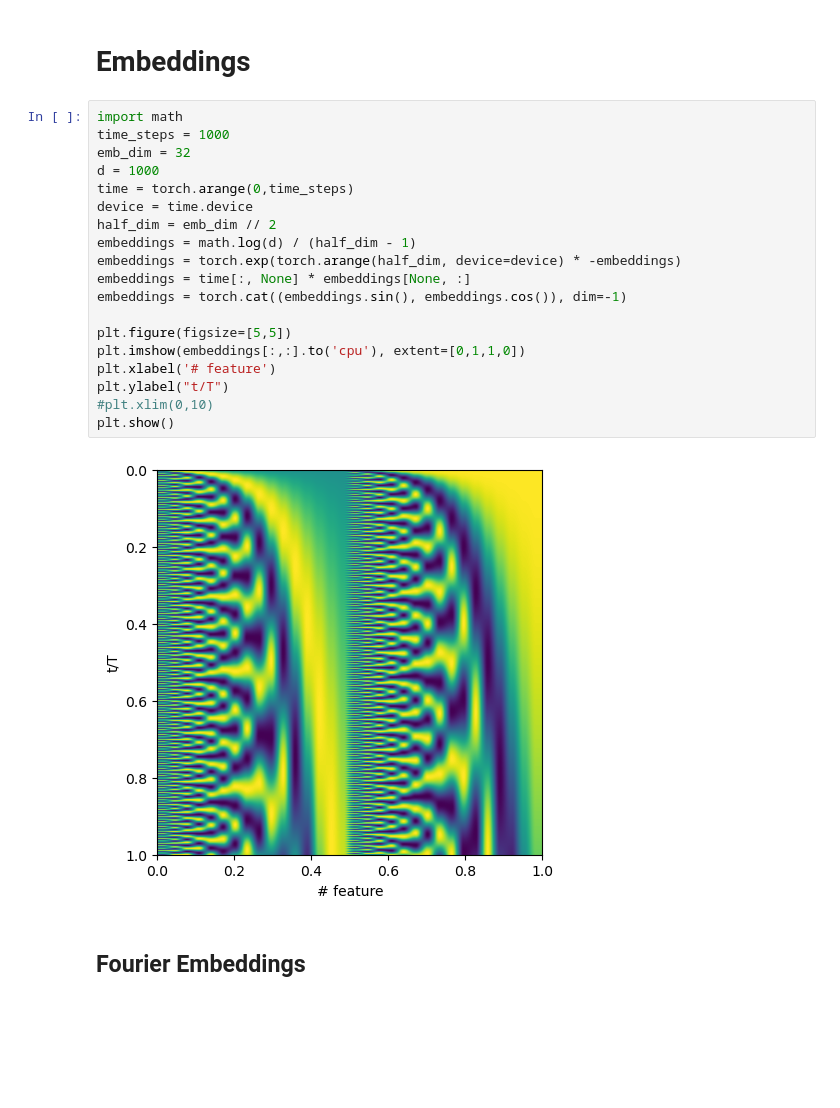
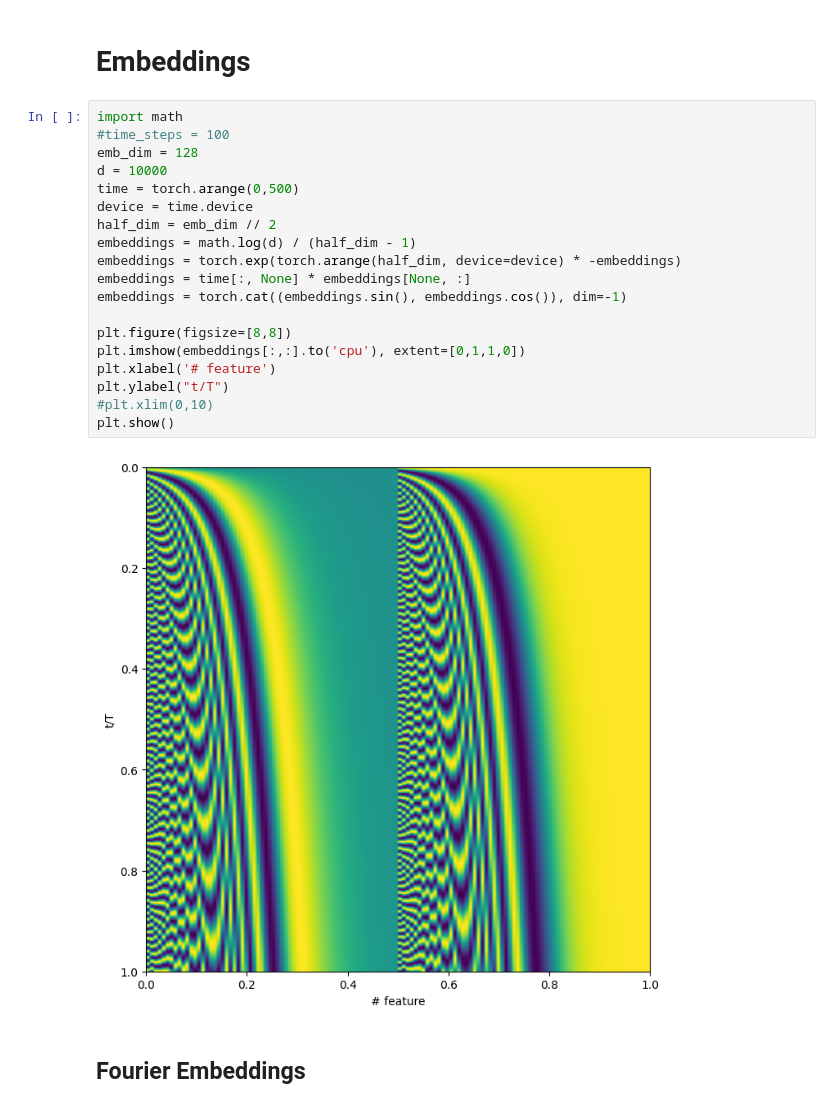
Before and after one commit to SebastianMerino/DiffusionBeamformer, a Jupyter notebook: schedule_test.ipynb, the cells around one changed output. Cells and saved outputs as stored; diff of their text form; blank space fills up the shorter version.

```diff
--- a/schedule_test.ipynb
+++ b/schedule_test.ipynb
@@ -37,25 +37,25 @@ plt.show()
 # Embeddings
 # %%
 import math
-time_steps = 1000
-emb_dim = 32
-d = 1000
-time = torch.arange(0,time_steps)
+#time_steps = 100
+emb_dim = 128
+d = 10000
+time = torch.arange(0,500)
 device = time.device
 half_dim = emb_dim // 2
 embeddings = math.log(d) / (half_dim - 1)
 embeddings = torch.exp(torch.arange(half_dim, device=device) * -embeddings)
 embeddings = time[:, None] * embeddings[None, :]
 embeddings = torch.cat((embeddings.sin(), embeddings.cos()), dim=-1)
 
-plt.figure(figsize=[5,5])
+plt.figure(figsize=[8,8])
 plt.imshow(embeddings[:,:].to('cpu'), extent=[0,1,1,0])
 plt.xlabel('# feature')
 plt.ylabel("t/T")
 #plt.xlim(0,10)
 plt.show()
 # %% [output]
-[figure, old version]
+[figure, new version]
 # %% [markdown]
 ## Fourier Embeddings
 # %%
```
Also changed, not shown: parts of 1 cell of this notebook, 2 other files.
